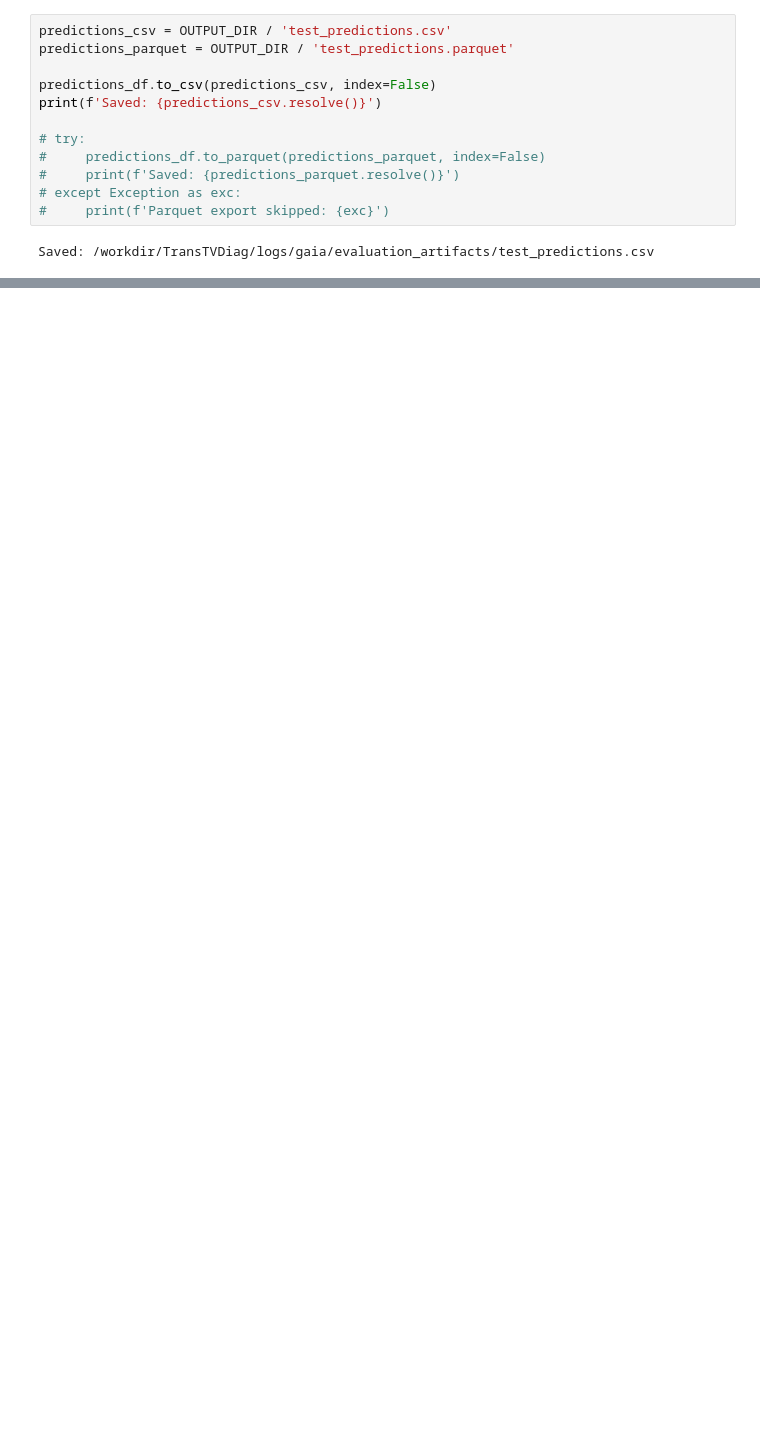
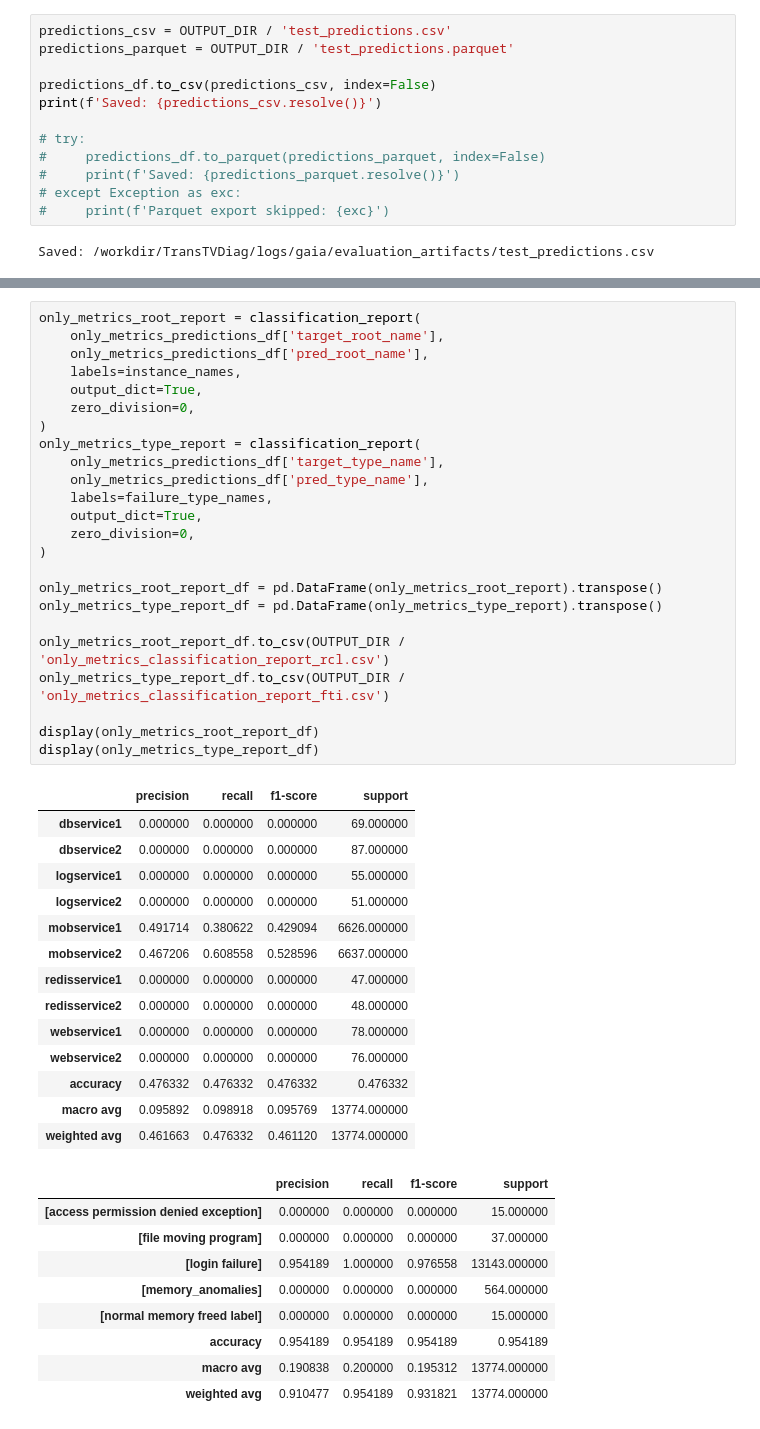
Before and after one commit to arinagoncharova2005/TransformerTVDiag, a Jupyter notebook: evaluate_predictions_full_corrected_labels.ipynb, the cells around one changed output, grey strips where cells are left out. Cells and saved outputs as stored; diff of their text form; blank space fills up the shorter version.

```diff
--- a/evaluate_predictions_full_corrected_labels.ipynb
+++ b/evaluate_predictions_full_corrected_labels.ipynb
@@ -371,0 +543,48 @@ summary
+# %%
+only_metrics_root_report = classification_report(
+    only_metrics_predictions_df['target_root_name'],
+    only_metrics_predictions_df['pred_root_name'],
+    labels=instance_names,
+    output_dict=True,
+    zero_division=0,
+)
+only_metrics_type_report = classification_report(
+    only_metrics_predictions_df['target_type_name'],
+    only_metrics_predictions_df['pred_type_name'],
+    labels=failure_type_names,
+    output_dict=True,
+    zero_division=0,
+)
+
+only_metrics_root_report_df = pd.DataFrame(only_metrics_root_report).transpose()
+only_metrics_type_report_df = pd.DataFrame(only_metrics_type_report).transpose()
+
+only_metrics_root_report_df.to_csv(OUTPUT_DIR / 'only_metrics_classification_report_rcl.csv')
+only_metrics_type_report_df.to_csv(OUTPUT_DIR / 'only_metrics_classification_report_fti.csv')
+
+display(only_metrics_root_report_df)
+display(only_metrics_type_report_df)
+# %% [output]
+|  | precision | recall | f1-score | support |
+| dbservice1 | 0.000000 | 0.000000 | 0.000000 | 69.000000 |
+| dbservice2 | 0.000000 | 0.000000 | 0.000000 | 87.000000 |
+| logservice1 | 0.000000 | 0.000000 | 0.000000 | 55.000000 |
+| logservice2 | 0.000000 | 0.000000 | 0.000000 | 51.000000 |
+| mobservice1 | 0.491714 | 0.380622 | 0.429094 | 6626.000000 |
+| mobservice2 | 0.467206 | 0.608558 | 0.528596 | 6637.000000 |
+| redisservice1 | 0.000000 | 0.000000 | 0.000000 | 47.000000 |
+| redisservice2 | 0.000000 | 0.000000 | 0.000000 | 48.000000 |
+| webservice1 | 0.000000 | 0.000000 | 0.000000 | 78.000000 |
+| webservice2 | 0.000000 | 0.000000 | 0.000000 | 76.000000 |
+| accuracy | 0.476332 | 0.476332 | 0.476332 | 0.476332 |
+| macro avg | 0.095892 | 0.098918 | 0.095769 | 13774.000000 |
+| weighted avg | 0.461663 | 0.476332 | 0.461120 | 13774.000000 |
+|  | precision | recall | f1-score | support |
+| [access permission denied exception] | 0.000000 | 0.000000 | 0.000000 | 15.000000 |
+| [file moving program] | 0.000000 | 0.000000 | 0.000000 | 37.000000 |
+| [login failure] | 0.954189 | 1.000000 | 0.976558 | 13143.000000 |
+| [memory_anomalies] | 0.000000 | 0.000000 | 0.000000 | 564.000000 |
+| [normal memory freed label] | 0.000000 | 0.000000 | 0.000000 | 15.000000 |
+| accuracy | 0.954189 | 0.954189 | 0.954189 | 0.954189 |
+| macro avg | 0.190838 | 0.200000 | 0.195312 | 13774.000000 |
+| weighted avg | 0.910477 | 0.954189 | 0.931821 | 13774.000000 |
```
Also changed, not shown: parts of 17 cells of this notebook, 56 other files.
